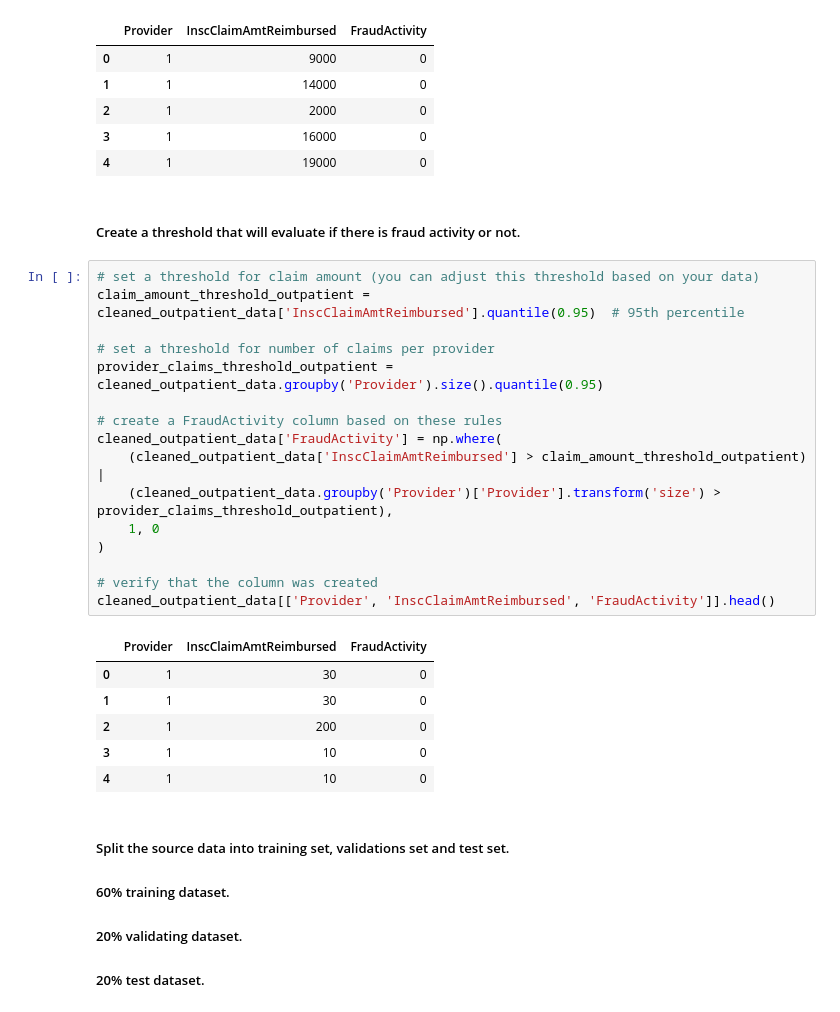
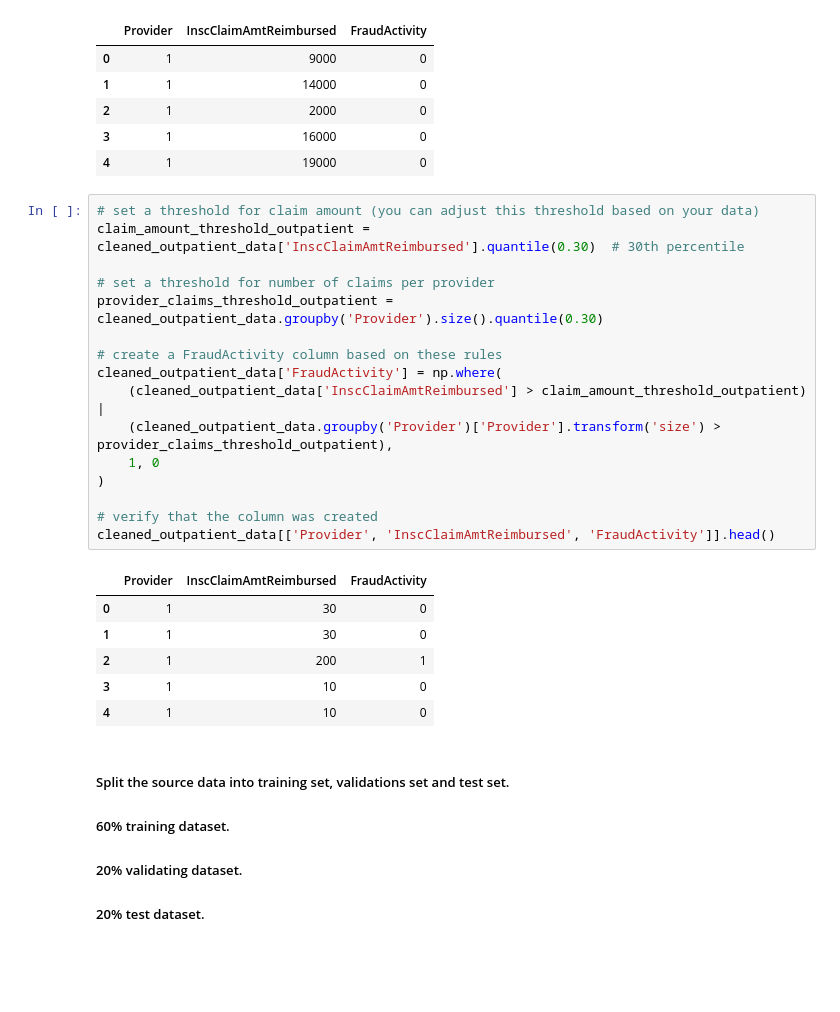
Before and after one commit to CesarChaparro1974/Healthcare-provider-fraud-detection, a Jupyter notebook: notebook.ipynb, the cells around one changed output. Saved outputs shown, nothing was run; the diff lists cells and outputs as text; blank space fills up the shorter version.

```diff
--- a/notebook.ipynb
+++ b/notebook.ipynb
@@ -1346,29 +1349,27 @@ cleaned_inpatient_data[['Provider', 'InscClaimAmtReimbursed', 'FraudActivity']].
 | 2 | 1 | 2000 | 0 |
 | 3 | 1 | 16000 | 0 |
 | 4 | 1 | 19000 | 0 |
-# %% [markdown]
-##### Create a threshold that will evaluate if there is fraud activity or not.
 # %%
 # set a threshold for claim amount (you can adjust this threshold based on your data)
-claim_amount_threshold_outpatient = cleaned_outpatient_data['InscClaimAmtReimbursed'].quantile(0.95)  # 95th percentile
+claim_amount_threshold_outpatient = cleaned_outpatient_data['InscClaimAmtReimbursed'].quantile(0.30)  # 30th percentile
 
 # set a threshold for number of claims per provider
-provider_claims_threshold_outpatient = cleaned_outpatient_data.groupby('Provider').size().quantile(0.95)
+provider_claims_threshold_outpatient = cleaned_outpatient_data.groupby('Provider').size().quantile(0.30)
 
 # create a FraudActivity column based on these rules
 cleaned_outpatient_data['FraudActivity'] = np.where(
     (cleaned_outpatient_data['InscClaimAmtReimbursed'] > claim_amount_threshold_outpatient) |
     (cleaned_outpatient_data.groupby('Provider')['Provider'].transform('size') > provider_claims_threshold_outpatient),
     1, 0
 )
 
 # verify that the column was created
 cleaned_outpatient_data[['Provider', 'InscClaimAmtReimbursed', 'FraudActivity']].head()
 # %% [output]
 |  | Provider | InscClaimAmtReimbursed | FraudActivity |
 | 0 | 1 | 30 | 0 |
 | 1 | 1 | 30 | 0 |
-| 2 | 1 | 200 | 0 |
+| 2 | 1 | 200 | 1 |
 | 3 | 1 | 10 | 0 |
 | 4 | 1 | 10 | 0 |
 # %% [markdown]
```
Also changed, not shown: parts of 52 cells of this notebook, 1 other file.
